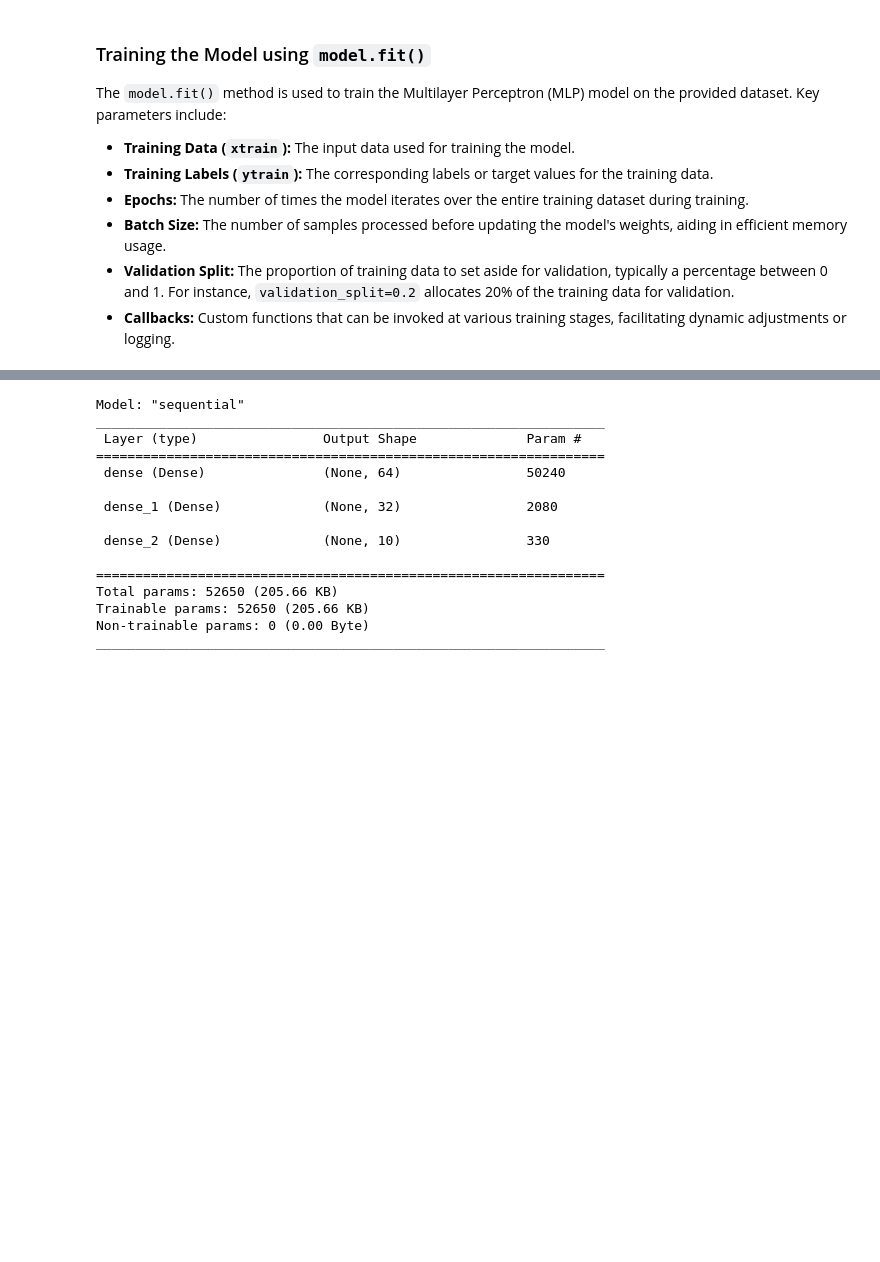
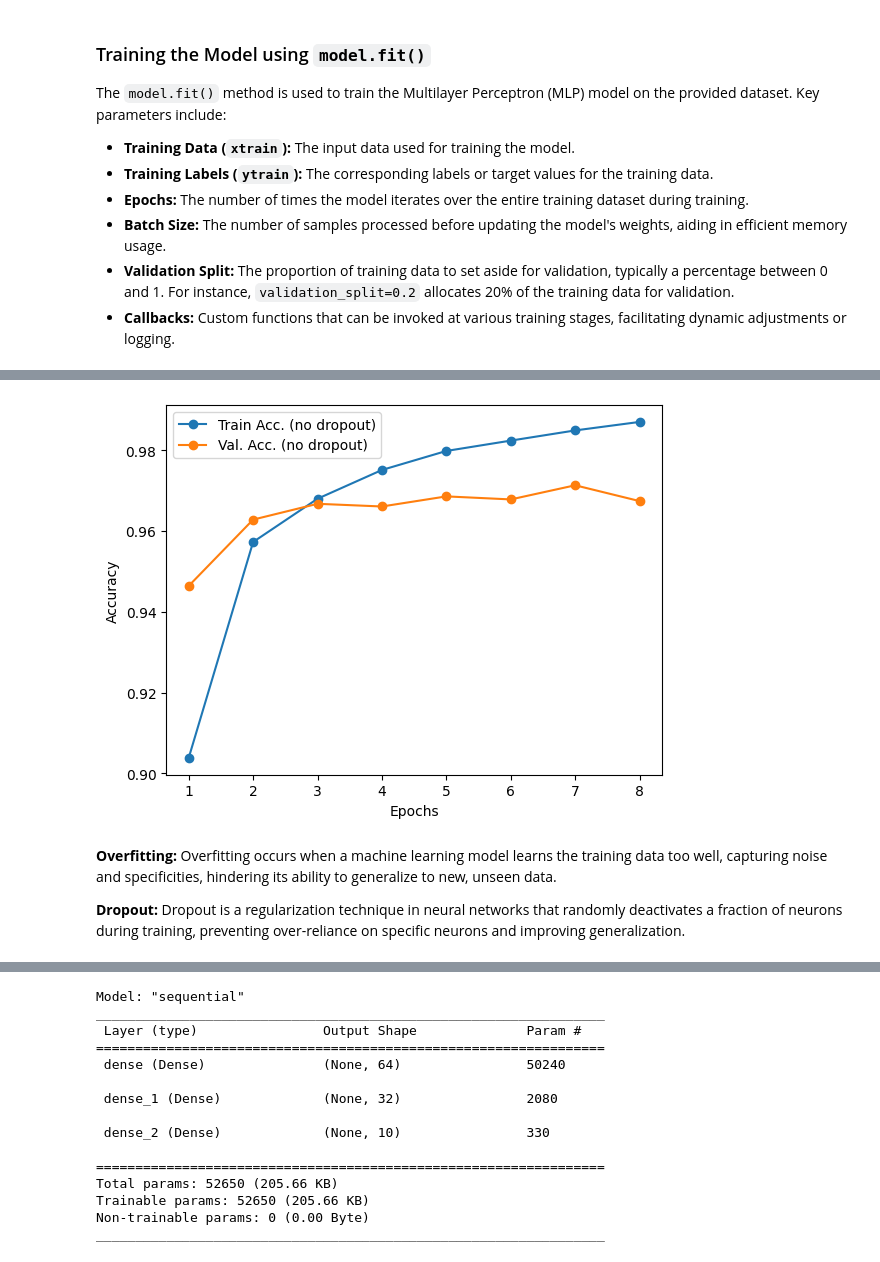
Before and after one commit to vinaykumargummadi/DSML, a Jupyter notebook: Deep Learning/notebooks/MNIST_MLP_Image_Classification.ipynb, the cells around one changed output, grey strips where cells are left out. Saved outputs shown, nothing was run; the diff lists cells and outputs as text; code cells hidden in the pictures; blank space fills up the shorter version.

```diff
--- a/Deep Learning/notebooks/MNIST_MLP_Image_Classification.ipynb
+++ b/Deep Learning/notebooks/MNIST_MLP_Image_Classification.ipynb
@@ -117,0 +131,18 @@ plt.show()
+# %%
+traning_accuracy_withoutdropout=h.history['accuracy']
+validation_accuracy_withoutdropout=h.history['val_accuracy']
+epochs = range(1, len(traning_accuracy_withoutdropout) + 1)
+plt.plot(epochs,traning_accuracy_withoutdropout,marker='o',label="Train Acc. (no dropout)")
+plt.plot(epochs,validation_accuracy_withoutdropout,marker='o',label="Val. Acc. (no dropout)")
+plt.xlabel("Epochs")
+plt.ylabel("Accuracy")
+plt.legend()
+plt.show()
+# %% [output]
+[figure, added]
+# %% [markdown]
+<b>Overfitting:</b>
+Overfitting occurs when a machine learning model learns the training data too well, capturing noise and specificities, hindering its ability to generalize to new, unseen data.
+
+<b>Dropout:</b>
+Dropout is a regularization technique in neural networks that randomly deactivates a fraction of neurons during training, preventing over-reliance on specific neurons and improving generalization.
```
Also changed, not shown: parts of 9 cells of this notebook.
